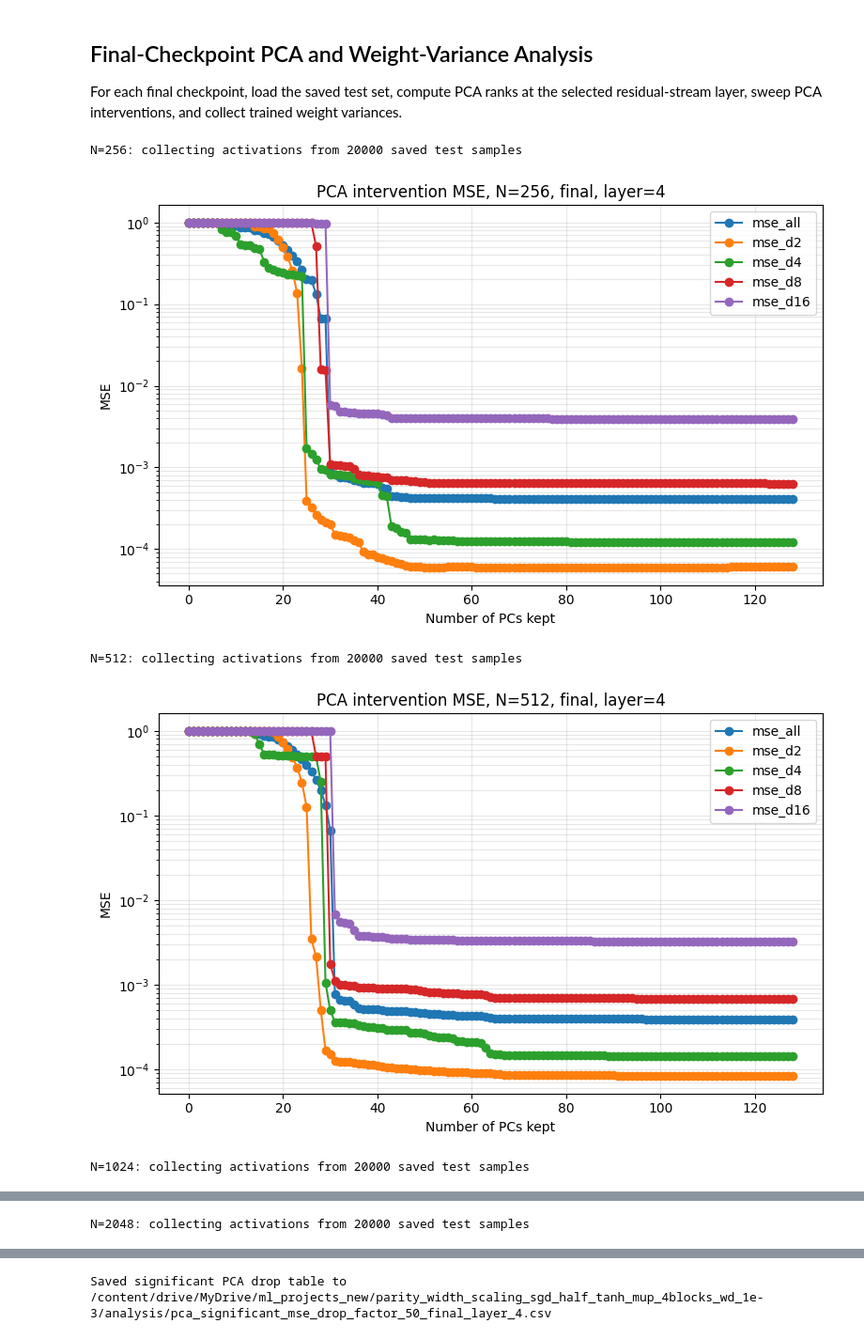
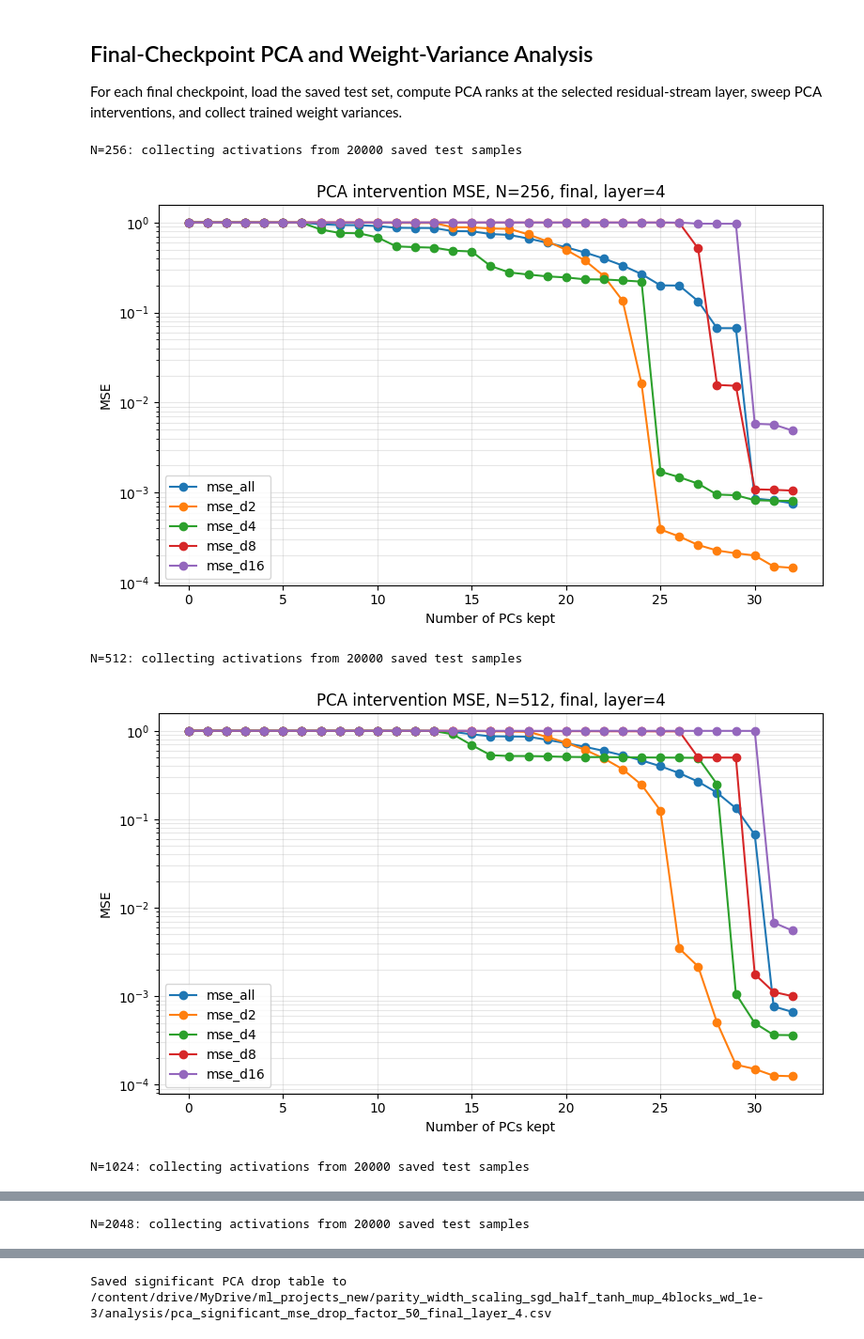
Before and after one commit to labofdoubt/feature-learning-parity-task, a Jupyter notebook: notebooks/colab_width_scaling_sgd.ipynb, the cells around one changed output, grey strips where cells are left out. Shown at 94% size. Drawn from its saved outputs; the diff is of its cells as text; code cells hidden in the pictures.

```diff
--- a/notebooks/colab_width_scaling_sgd.ipynb
+++ b/notebooks/colab_width_scaling_sgd.ipynb
@@ -291,7 +291,7 @@ CHECKPOINT_STEP = "final"  # Use "final" or an integer step, e.g. 50000.
 USE_LOG_PCA_MSE_AXIS = True
 ANALYSIS_LAYER_IDX = 4  # 0 is embedding, later indices are after residual blocks.
 KEEP_PCS_MIN = 0
-KEEP_PCS_MAX = 128
+KEEP_PCS_MAX = 32
 KEEP_PCS_STEP = 1
 
 
@@ -427,34 +427,34 @@ for N in WIDTHS:
         ax.grid(True, alpha=0.3, which="both")
         fig.tight_layout()
         fig.savefig(PLOTS_DIR / f"pca_{pca_mse_scale_label}_sweep_{checkpoint_label}_layer_{ANALYSIS_LAYER_IDX}_N_{N}.png", dpi=150)
         plt.show()
 
         weight_rows.extend(local_weight_rows)
         rank_rows.extend(local_rank_rows)
 
     except Exception as exc:
         print(f"N={N}: checkpoint {checkpoint_path} is broken or non-finite, skipping. Reason: {exc}")
         skipped_widths.append({"N": N, "reason": str(exc)})
         plt.close("all")
         if torch.cuda.is_available():
             torch.cuda.empty_cache()
         continue
 
 rank_df = pd.DataFrame(rank_rows)
 weight_variance_df = pd.DataFrame(weight_rows)
 skipped_widths_df = pd.DataFrame(skipped_widths)
 rank_df.to_csv(ANALYSIS_DIR / f"pca_ranks_by_width_{checkpoint_label}.csv", index=False)
 weight_variance_df.to_csv(ANALYSIS_DIR / f"weight_variances_by_width_{checkpoint_label}.csv", index=False)
 skipped_widths_df.to_csv(ANALYSIS_DIR / f"skipped_widths_{checkpoint_label}.csv", index=False)
 
 display(rank_df)
 display(weight_variance_df)
 if not skipped_widths_df.empty:
     print("Skipped widths")
     display(skipped_widths_df)
 # %% [output]
 N=256: collecting activations from 20000 saved test samples
-[figure, old version]
+[figure, new version]
 N=512: collecting activations from 20000 saved test samples
-[figure, old version]
+[figure, new version]
 N=1024: collecting activations from 20000 saved test samples
```
Also changed, not shown: parts of 1 cell of this notebook, 3 other files.
